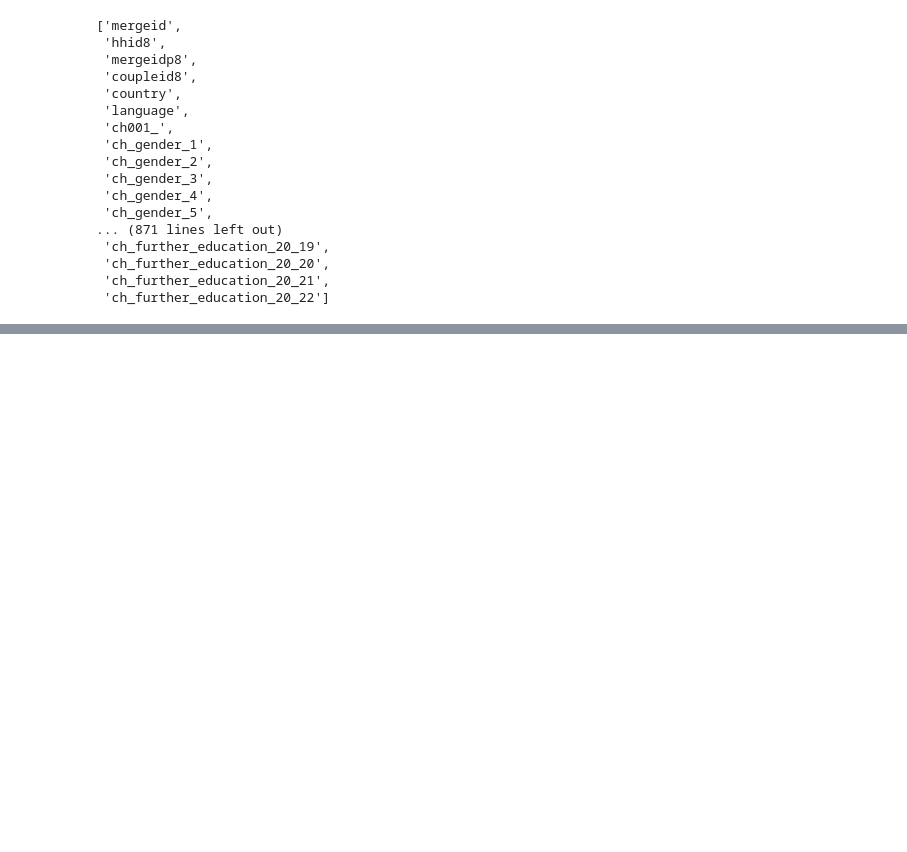
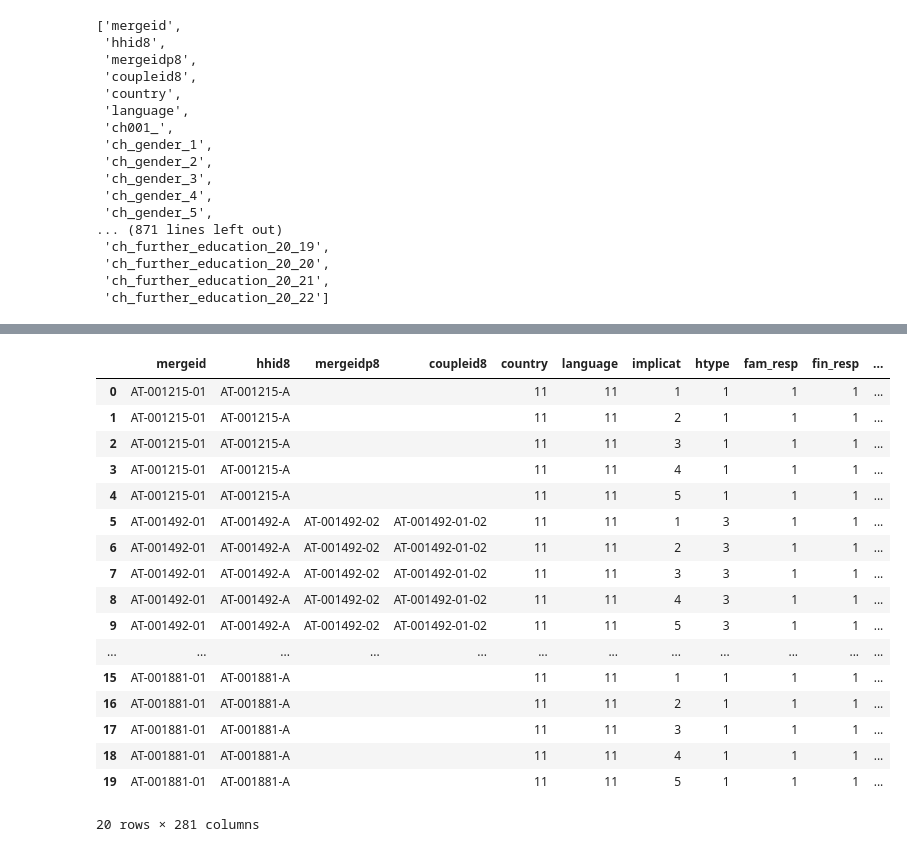
Before and after one commit to segsell/elder_care, a Jupyter notebook: src/elder_care/sandbox/parent_child_data.ipynb, the cells around one changed output, grey strips where cells are left out. Saved outputs shown, nothing was run; the diff lists cells and outputs as text; code cells hidden in the pictures; blank space fills up the shorter version.

Commit message:
Add hc data for parents.

```diff
--- a/src/elder_care/sandbox/parent_child_data.ipynb
+++ b/src/elder_care/sandbox/parent_child_data.ipynb
@@ -32,0 +87,26 @@ list(dat)
+# %%
+wave = 8
+module = "gv_imputations"
+path_to_raw_data = SRC / f"data/sharew{wave}/sharew{wave}_rel8-0-0_{module}.dta"
+dat = pd.read_stata(path_to_raw_data, convert_categoricals=False)
+# %%
+dat.head(20)
+# %% [output]
+|  | mergeid | hhid8 | mergeidp8 | coupleid8 | country | language | implicat | htype | fam_resp | fin_resp | ... |
+| 0 | AT-001215-01 | AT-001215-A |  |  | 11 | 11 | 1 | 1 | 1 | 1 | ... |
+| 1 | AT-001215-01 | AT-001215-A |  |  | 11 | 11 | 2 | 1 | 1 | 1 | ... |
+| 2 | AT-001215-01 | AT-001215-A |  |  | 11 | 11 | 3 | 1 | 1 | 1 | ... |
+| 3 | AT-001215-01 | AT-001215-A |  |  | 11 | 11 | 4 | 1 | 1 | 1 | ... |
+| 4 | AT-001215-01 | AT-001215-A |  |  | 11 | 11 | 5 | 1 | 1 | 1 | ... |
+| 5 | AT-001492-01 | AT-001492-A | AT-001492-02 | AT-001492-01-02 | 11 | 11 | 1 | 3 | 1 | 1 | ... |
+| 6 | AT-001492-01 | AT-001492-A | AT-001492-02 | AT-001492-01-02 | 11 | 11 | 2 | 3 | 1 | 1 | ... |
+| 7 | AT-001492-01 | AT-001492-A | AT-001492-02 | AT-001492-01-02 | 11 | 11 | 3 | 3 | 1 | 1 | ... |
+| 8 | AT-001492-01 | AT-001492-A | AT-001492-02 | AT-001492-01-02 | 11 | 11 | 4 | 3 | 1 | 1 | ... |
+| 9 | AT-001492-01 | AT-001492-A | AT-001492-02 | AT-001492-01-02 | 11 | 11 | 5 | 3 | 1 | 1 | ... |
+| ... | ... | ... | ... | ... | ... | ... | ... | ... | ... | ... | ... |
+| 15 | AT-001881-01 | AT-001881-A |  |  | 11 | 11 | 1 | 1 | 1 | 1 | ... |
+| 16 | AT-001881-01 | AT-001881-A |  |  | 11 | 11 | 2 | 1 | 1 | 1 | ... |
+| 17 | AT-001881-01 | AT-001881-A |  |  | 11 | 11 | 3 | 1 | 1 | 1 | ... |
+| 18 | AT-001881-01 | AT-001881-A |  |  | 11 | 11 | 4 | 1 | 1 | 1 | ... |
+| 19 | AT-001881-01 | AT-001881-A |  |  | 11 | 11 | 5 | 1 | 1 | 1 | ... |
+20 rows × 281 columns
```
Also changed, not shown: parts of 5 cells of this notebook, 4 other files.
